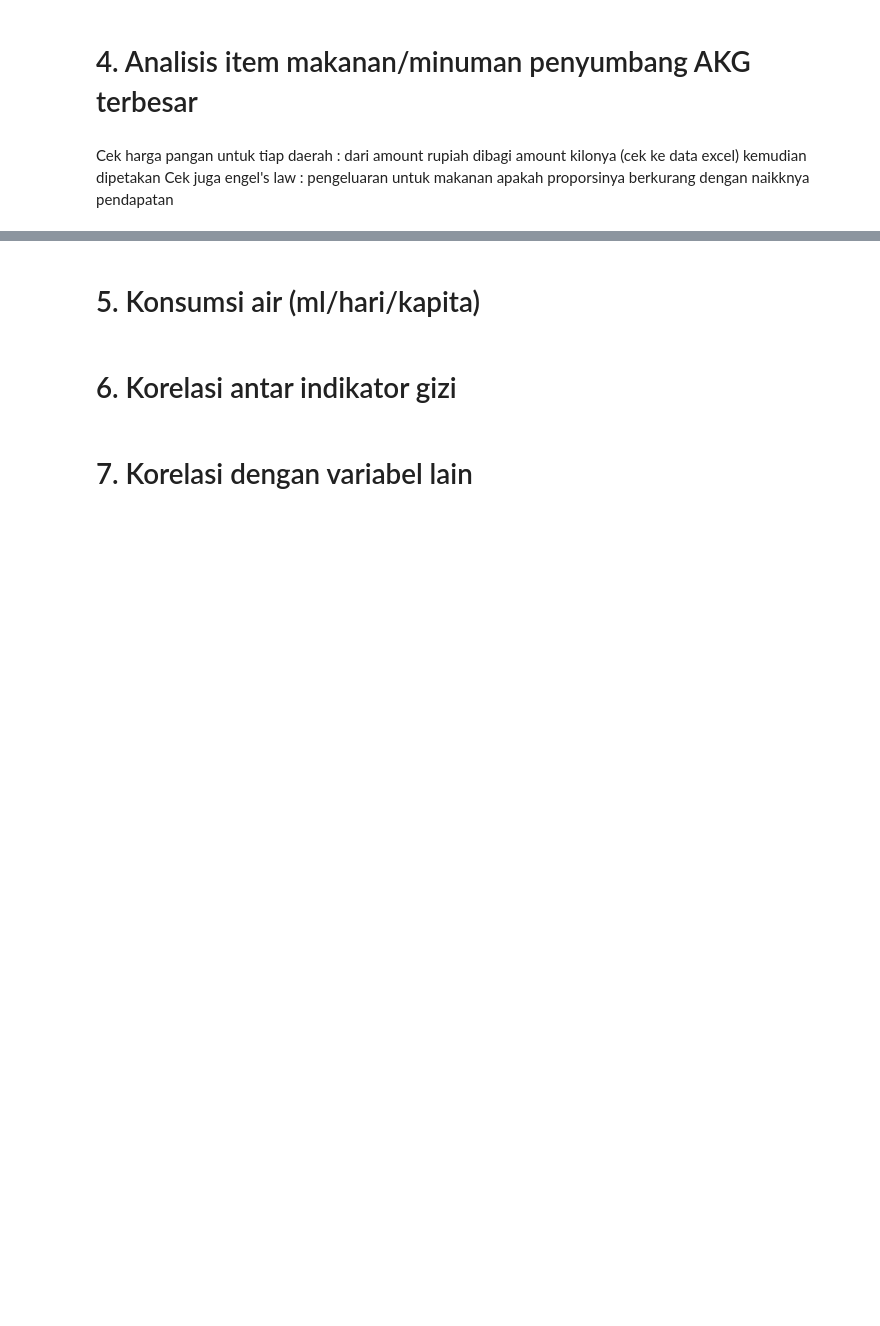
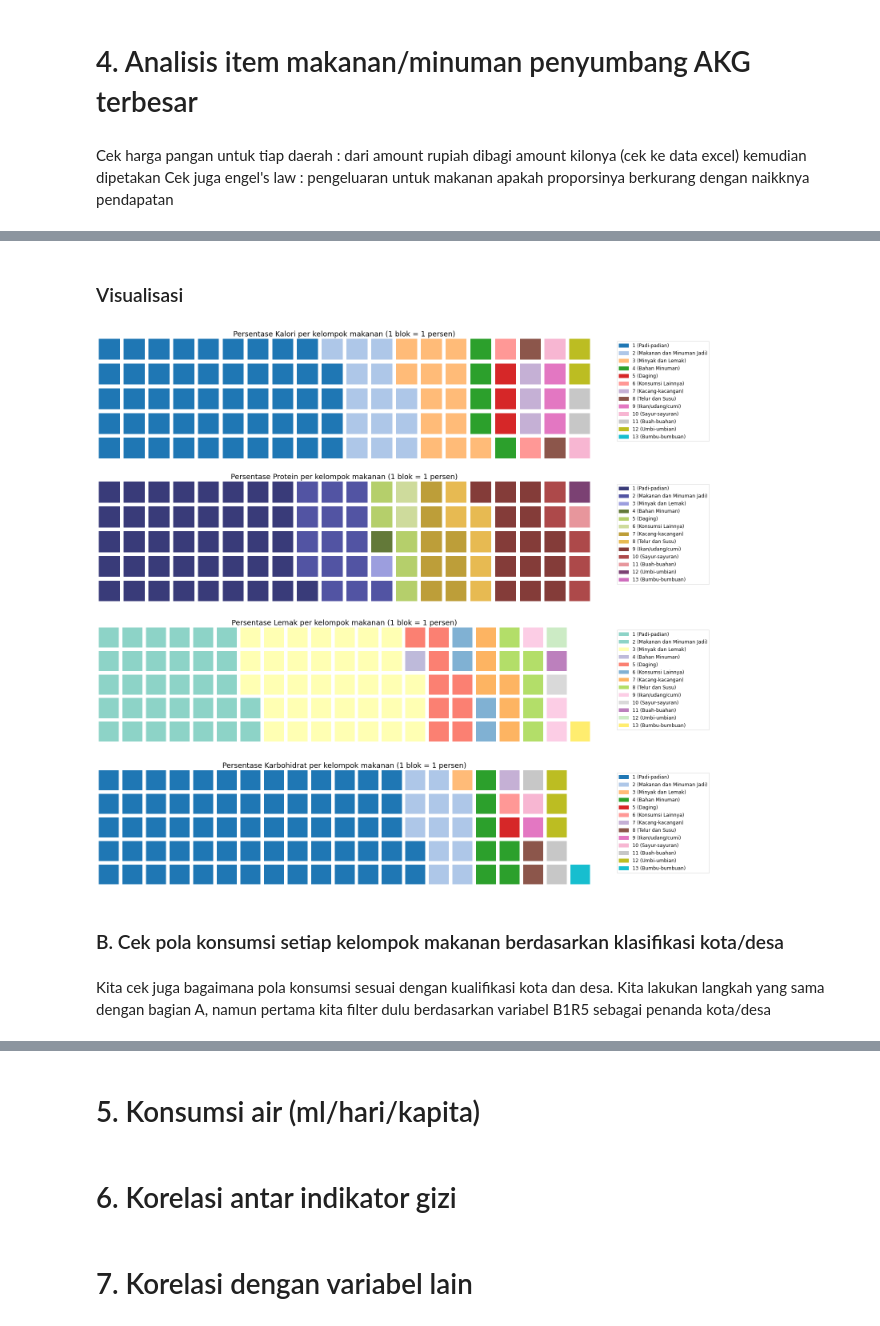
Before and after one commit to davidsirait/projectlab_susenas, a Jupyter notebook: Susenas - Gizi v2.ipynb, the cells around one changed output, grey strips where cells are left out. Cells and saved outputs as stored; diff of their text form; code cells hidden in the pictures; blank space fills up the shorter version.

```diff
--- a/Susenas - Gizi v2.ipynb
+++ b/Susenas - Gizi v2.ipynb
@@ -748,0 +780,7 @@ Cek juga engel's law : pengeluaran untuk makanan apakah proporsinya berkurang de
+# %%
+# looks like not all household consume each and every the food group stated before.
+# coba kita cek kemunculan masing2 kelompok makanan dan jadikan dataframe
+count_group_makanan = pd.DataFrame(gizi_weekly_named['grup_makanan'].value_counts()).rename(
+    columns = {'grup_makanan':"Jumlah RT"})
+
+num_rt = count_group_makanan['Jumlah RT'].max() # ambil jumlah rumah tangga maximum
@@ -748,0 +806,7 @@ Cek juga engel's law : pengeluaran untuk makanan apakah proporsinya berkurang de
+# %%
+# selanjutnya kita normalisasi nilai masing-masing variabel gizi untuk tiap grup makanan
+# berdasarkan jumlah RT yang ada data tiap grup makanan
+grup_makanan_gizi = gizi_daily_named.set_index('grup_makanan')
+grup_makanan_gizi = grup_makanan_gizi[['kalori', 'protein', 'lemak', 'karbohidrat']]\
+            .apply(lambda x : x * count_group_makanan['Jumlah RT'] / num_rt).sort_values(by='kalori', ascending = False)
+grup_makanan_gizi
@@ -748,0 +828,4 @@ Cek juga engel's law : pengeluaran untuk makanan apakah proporsinya berkurang de
+# %%
+# kita cek juga dalam bentuk persentase
+grup_makanan_pct = grup_makanan_gizi.apply(lambda x : (x/ x.sum())* 100)
+grup_makanan_pct
@@ -748,0 +849,58 @@ Cek juga engel's law : pengeluaran untuk makanan apakah proporsinya berkurang de
+# %% [markdown]
+### Visualisasi
+# %%
+from pywaffle import Waffle
+
+# Import
+df_raw = grup_makanan_pct.copy()
+
+# Prepare Data
+df = df_raw.reset_index()
+n_categories = df.shape[0]
+colors_1 = [plt.cm.tab20(i/float(n_categories)) for i in range(n_categories)]
+colors_2 = [plt.cm.tab20b(i/float(n_categories)) for i in range(n_categories)]
+colors_3 = [plt.cm.tab20c(i/float(n_categories)) for i in range(n_categories)]
+colors_4 = [plt.cm.Set3(i/float(n_categories)) for i in range(n_categories)]
+
+# Draw Plot and Decorate
+fig = plt.figure(
+    FigureClass=Waffle,
+    plots={
+        '411': {
+            'values': df['kalori'],
+            'labels': ["{0} ({1})".format(n[0]+1, n[1]) for n in df[['index', 'kalori']].itertuples()],
+            'legend': {'loc': 'upper left', 'bbox_to_anchor': (1.05, 1), 'fontsize': 12},
+            'title': {'label': 'Persentase Kalori per kelompok makanan (1 blok = 1 persen)', 'loc': 'center', 'fontsize':18},
+            'colors' : colors
+        },
+        '412': {
+            'values': df['protein'],
+            'labels': ["{0} ({1})".format(n[0]+1, n[1]) for n in df[['index', 'protein']].itertuples()],
+            'legend': {'loc': 'upper left', 'bbox_to_anchor': (1.05, 1), 'fontsize': 12},
+            'title': {'label': 'Persentase Protein per kelompok makanan (1 blok = 1 persen)', 'loc': 'center', 'fontsize':18},
+            'colors' : colors_2
+        },
+        '413': {
+            'values': df['lemak'],
+            'labels': ["{0} ({1})".format(n[0]+1, n[1]) for n in df[['index', 'lemak']].itertuples()],
+            'legend': {'loc': 'upper left', 'bbox_to_anchor': (1.05, 1), 'fontsize': 12},
+            'title': {'label': 'Persentase Lemak per kelompok makanan (1 blok = 1 persen)', 'loc': 'center', 'fontsize':18},
+            'colors' : colors_4
+        },
+        '414': {
+            'values': df['karbohidrat'],
+            'labels': ["{0} ({1})".format(n[0]+1, n[1]) for n in df[['index', 'karbohidrat']].itertuples()],
+            'legend': {'loc': 'upper left', 'bbox_to_anchor': (1.05, 1), 'fontsize': 12},
+            'title': {'label': 'Persentase Karbohidrat per kelompok makanan (1 blok = 1 persen)', 'loc': 'center', 'fontsize':18},
+            'colors' : colors_1
+        }
+    },
+    rows=5,
+    figsize=(20, 20)
+)
+# %% [output]
+[figure, added]
+# %% [markdown]
+### B. Cek pola konsumsi setiap kelompok makanan berdasarkan klasifikasi kota/desa
+# %% [markdown]
+Kita cek juga bagaimana pola konsumsi sesuai dengan kualifikasi kota dan desa. Kita lakukan langkah yang sama dengan bagian A, namun pertama kita filter dulu berdasarkan variabel B1R5 sebagai penanda kota/desa
```
Also changed, not shown: parts of 30 cells of this notebook.
